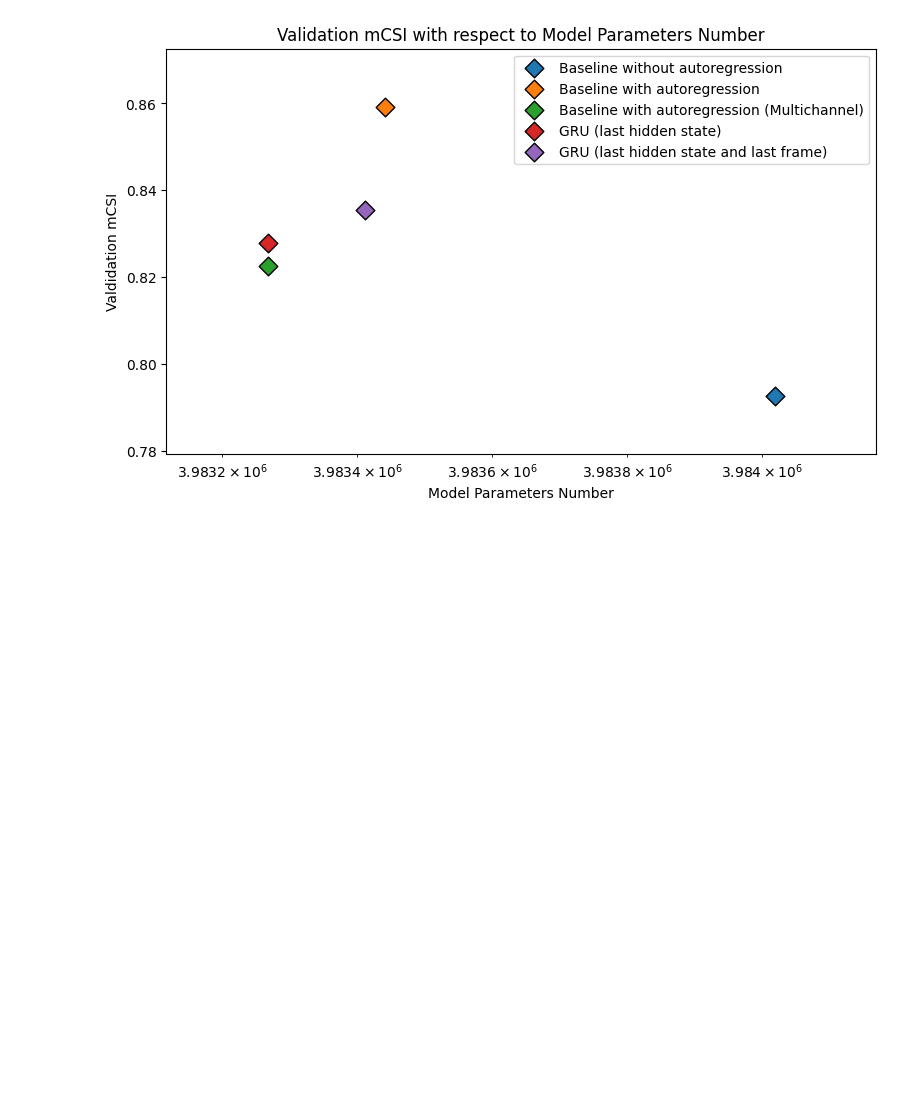
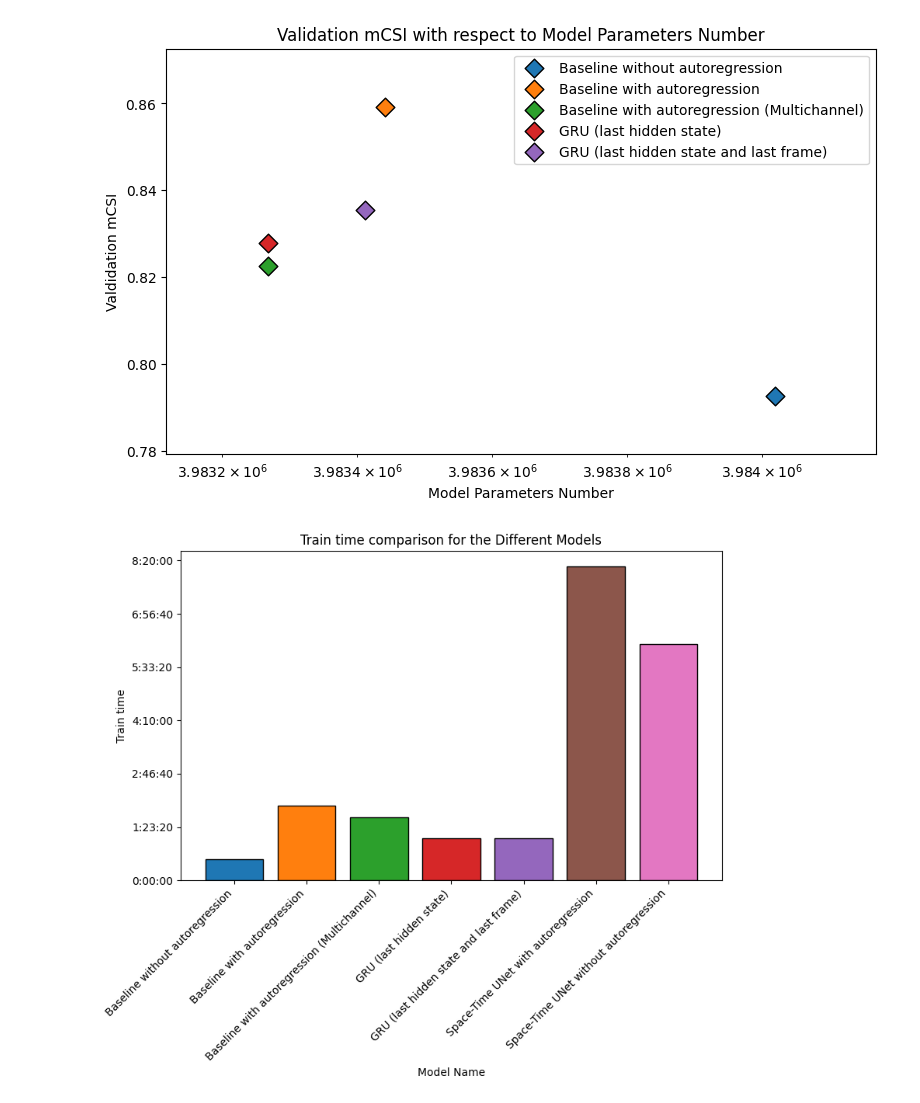
Before and after one commit to RiccardoSpolaor/cloud-movement-diffusion, a Jupyter notebook: Evaluation.ipynb, the cells around one changed output. Cells and saved outputs as stored; diff of their text form; code cells hidden in the pictures; blank space fills up the shorter version.

```diff
--- a/Evaluation.ipynb
+++ b/Evaluation.ipynb
@@ -87,3 +93,22 @@ plot_model_parameters_vs_m_csi(m)
 # %% [output]
 [figure]
 [figure]
+# %%
+# Plot times
+from src.visualization import plot_training_time
+from datetime import time
+
+# Create dictionary of times in datetime format
+
+model_times = {
+    'Baseline without autoregression': time(0, 32, 47),
+    'Baseline with autoregression': time(1, 56, 25),
+    'Baseline with autoregression (Multichannel)': time(1, 38, 43),
+    'GRU (last hidden state)': time(1, 6, 3),
+    'GRU (last hidden state and last frame)': time(1, 5, 50),
+    'Space-Time UNet with autoregression': time(8, 10, 9),
+    'Space-Time UNet without autoregression': time(6, 9, 24)}
+
+plot_training_time(model_times)
+# %% [output]
+[figure, added]
```
Also changed, not shown: parts of 2 cells of this notebook, 11 other files.
